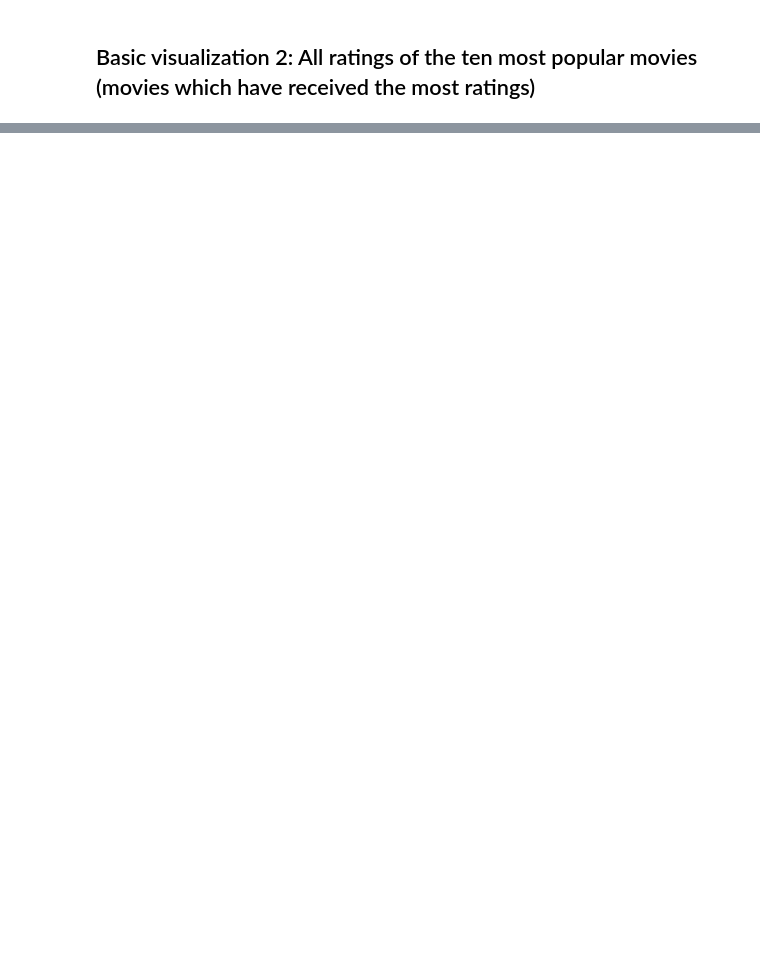
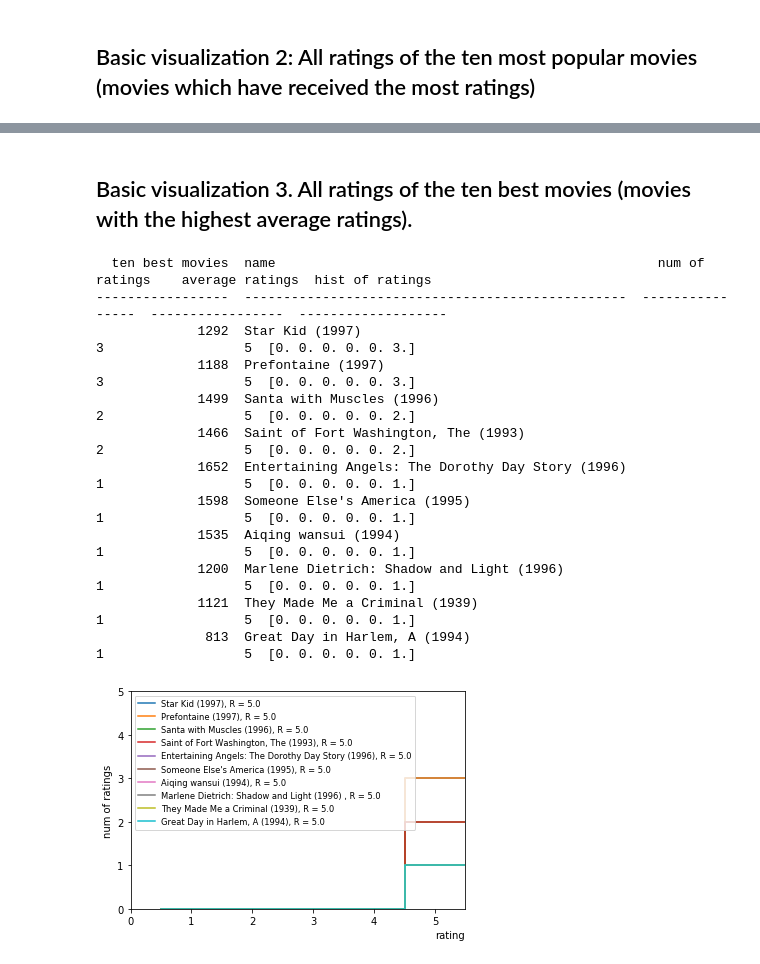
Before and after one commit to tongx11/project2, a Jupyter notebook: basic_visualization.ipynb, the cells around one changed output, grey strips where cells are left out. Saved outputs shown, nothing was run; the diff lists cells and outputs as text; code cells hidden in the pictures; blank space fills up the shorter version.

Commit message:
Update basic_visualization.ipynb
added best movie

```diff
--- a/basic_visualization.ipynb
+++ b/basic_visualization.ipynb
@@ -17,5 +18,26 @@ with open('data/movies.txt') as f:
             else:
                 line_items_int_str.append(int(line_items[idx]))
         movies_all.append(line_items_int_str)
+# %%
+## find the ten most popular movies, and get their ratings
+num_of_ratings_all = np.zeros(len(movies_all))
+average_ratings_all = np.zeros(len(movies_all))
+hist_ratings_all = np.zeros((len(movies_all), 6))
+for rating in ratings_all:
+    num_of_ratings_all[int(rating[1])-1] += 1
+    average_ratings_all[int(rating[1])-1] += rating[2]
+    hist_ratings_all[int(rating[1])-1][int(rating[2])] += 1
+
+average_ratings_all = np.divide(average_ratings_all, num_of_ratings_all)
+
+index_most_popular_10 = num_of_ratings_all.argsort()[-10:][::-1]
+index_best_10 = np.lexsort((num_of_ratings_all,average_ratings_all))[-10:][::-1]
+
+most_popular_10 = []
+best_10 = []
+
+for idx in range(10):
+    most_popular_10.append([index_most_popular_10[idx], movies_all[index_most_popular_10[idx]][1], num_of_ratings_all[index_most_popular_10[idx]], average_ratings_all[index_most_popular_10[idx]], hist_ratings_all[index_most_popular_10[idx]]])
+    best_10.append([index_best_10[idx], movies_all[index_best_10[idx]][1], num_of_ratings_all[index_best_10[idx]], average_ratings_all[index_best_10[idx]], hist_ratings_all[index_best_10[idx]]])
 # %% [markdown]
 ## Basic visualization 2: All ratings of the ten most popular movies (movies which have received the most ratings)
@@ -61,0 +78,35 @@ plt.savefig('plots/'+'ratings_ten_most_popular_movies.png')
+# %% [markdown]
+## Basic visualization 3. All ratings of the ten best movies (movies with the highest average ratings).
+# %%
+print(tabulate(best_10, headers=['ten best movies',  'name', 'num of ratings', 'average ratings','hist of ratings']))
+
+## draw all the ratings of the ten best movies
+int_ratings = [0.5,1.5,2.5,3.5,4.5,5.5]
+
+for idx in range(10):
+    plt.step(int_ratings, best_10[idx][4], label=best_10[idx][1]+', R = %3.1f'%best_10[idx][3])
+
+plt.legend(fontsize='small',loc='upper left')
+
+plt.xlim(0, 5.5)
+plt.ylim(0, 5)
+plt.xlabel('rating',horizontalalignment='right', x=1.0)
+plt.ylabel('num of ratings')
+
+#plt.show()
+plt.savefig('plots/'+'ratings_ten_best_movies.pdf')
+plt.savefig('plots/'+'ratings_ten_best_movies.png')
+# %% [output]
+  ten best movies  name                                                 num of ratings    average ratings  hist of ratings
+-----------------  -------------------------------------------------  ----------------  -----------------  -------------------
+             1292  Star Kid (1997)                                                   3                  5  [0. 0. 0. 0. 0. 3.]
+             1188  Prefontaine (1997)                                                3                  5  [0. 0. 0. 0. 0. 3.]
+             1499  Santa with Muscles (1996)                                         2                  5  [0. 0. 0. 0. 0. 2.]
+             1466  Saint of Fort Washington, The (1993)                              2                  5  [0. 0. 0. 0. 0. 2.]
+             1652  Entertaining Angels: The Dorothy Day Story (1996)                 1                  5  [0. 0. 0. 0. 0. 1.]
+             1598  Someone Else's America (1995)                                     1                  5  [0. 0. 0. 0. 0. 1.]
+             1535  Aiqing wansui (1994)                                              1                  5  [0. 0. 0. 0. 0. 1.]
+             1200  Marlene Dietrich: Shadow and Light (1996)                         1                  5  [0. 0. 0. 0. 0. 1.]
+             1121  They Made Me a Criminal (1939)                                    1                  5  [0. 0. 0. 0. 0. 1.]
+              813  Great Day in Harlem, A (1994)                                     1                  5  [0. 0. 0. 0. 0. 1.]
+[figure, added]
```
Also changed, not shown: parts of 3 cells of this notebook.
